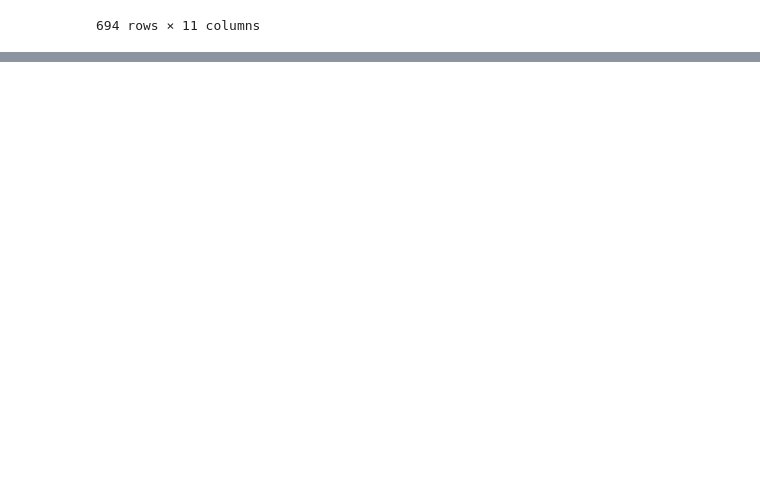
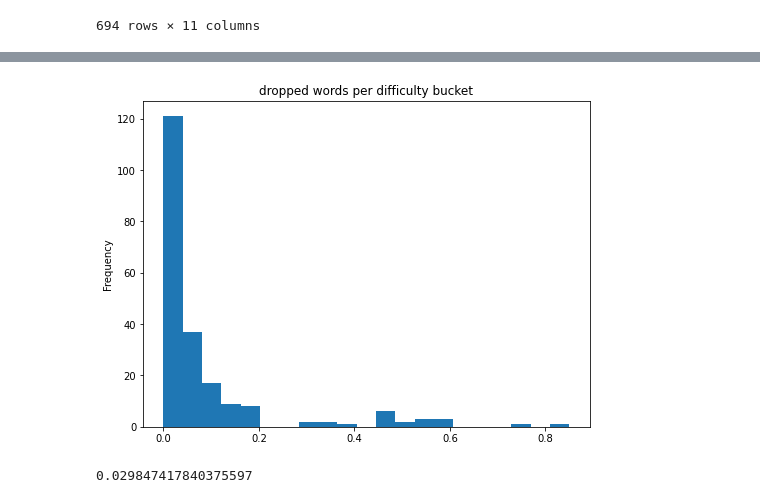
Before and after one commit to OshFrosch/Vocabulary-Predictor, a Jupyter notebook: src/notebooks/create_evaluation_reference.ipynb, the cells around one changed output, grey strips where cells are left out. Cells and saved outputs as stored; diff of their text form; code cells hidden in the pictures; blank space fills up the shorter version.

```diff
--- a/src/notebooks/create_evaluation_reference.ipynb
+++ b/src/notebooks/create_evaluation_reference.ipynb
@@ -180,0 +169,10 @@ df_res.head(500)
+# %%
+from utils.evaluation_utils.evaluation import get_dropped_histogram
+
+get_dropped_histogram(df_res)
+# %% [output]
+[figure, added]
+# %%
+drop
+# %% [output]
+0.029847417840375597
```
Also changed, not shown: parts of 11 cells of this notebook, 6 other files.
